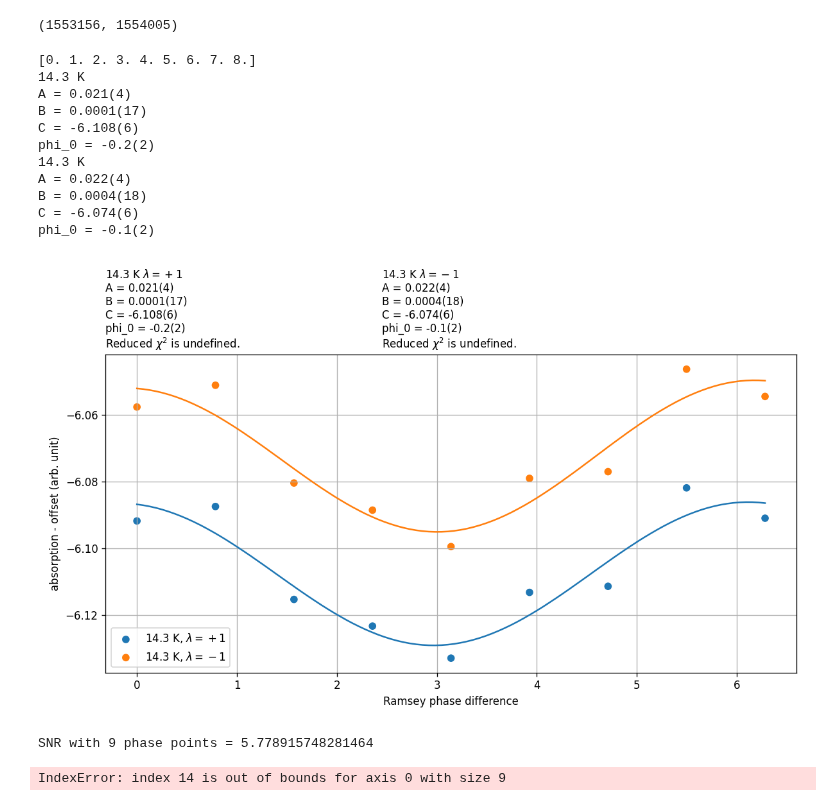
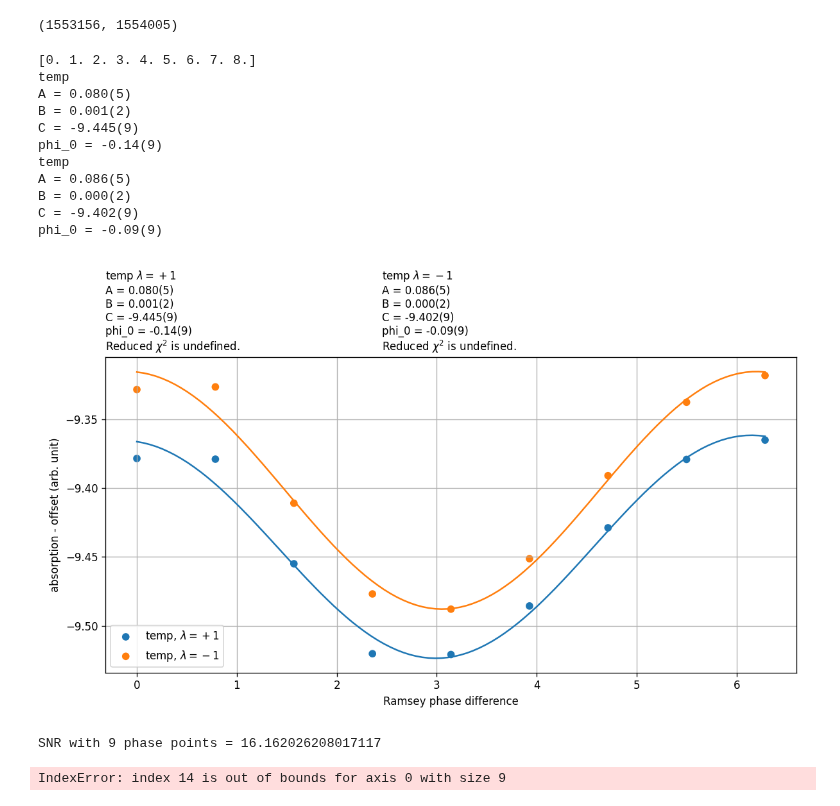
Before and after one commit to vuthalab/onix, a Jupyter notebook: analysis/lf_spectroscopy_quick_state_prep.ipynb, the cells around one changed output. Saved outputs shown, nothing was run; the diff lists cells and outputs as text; code cells hidden in the pictures.

```diff
--- a/analysis/lf_spectroscopy_quick_state_prep.ipynb
+++ b/analysis/lf_spectroscopy_quick_state_prep.ipynb
@@ -179,7 +179,8 @@ data = {
     # "12.5 K": (1609997, 1610005),
     # "12.8 K": (1613192, 1613200),
     # "13.4 K": (1619114, 1619122),
-    "14.3 K": (1625324, 1625332),
+    # "14.3 K": (1625324, 1625332),
+    "temp": (1626801, 1626809),
 }
 
 index = []
@@ -212,45 +213,45 @@ for ll, (label, data_range) in enumerate(data.items()):
             if kk == 0:
                 lambda_label = ", $\\lambda = +1$"
             else:
                 lambda_label = ", $\\lambda = -1$"
             ax.scatter(xs_avg, ys_avg, label=label + lambda_label, marker='o', linestyle='')
             fitter = get_phase_fitter(xs_avg, ys_avg, None)
             xs_fit = np.linspace(np.min(xs_avg), np.max(xs_avg), 100)
             ys_fit = fitter.fitted_value(xs_fit)
             ax.plot(xs_fit, ys_fit)
             if kk == 0:
                 label_str = label + " $\\lambda = +1$ \n" + fitter.all_results_str()
                 ax.text(0,1.02, label_str, transform = ax.transAxes)
             else:
                 label_str = label + " $\\lambda = -1$ \n" + fitter.all_results_str()
                 ax.text(0.4,1.02, label_str, transform = ax.transAxes)
             print(label)
             print(fitter.result_str("A"))
             print(fitter.result_str("B"))
             print(fitter.result_str("C"))
             print(fitter.result_str("phi_0"))
 
 ax.set_xlabel("Ramsey phase difference")
 ax.set_ylabel("absorption - offset (arb. unit)")
 ax.legend()
 ax.grid()
 plt.tight_layout()
 plt.show()
 print(f"SNR with 9 phase points = {fitter.results["A"]/fitter.errors["A"]}")
 # %% [output]
 [0. 1. 2. 3. 4. 5. 6. 7. 8.]
-14.3 K
-A = 0.021(4)
-B = 0.0001(17)
-C = -6.108(6)
-phi_0 = -0.2(2)
-14.3 K
-A = 0.022(4)
-B = 0.0004(18)
-C = -6.074(6)
-phi_0 = -0.1(2)
+temp
+A = 0.080(5)
+B = 0.001(2)
+C = -9.445(9)
+phi_0 = -0.14(9)
+temp
+A = 0.086(5)
+B = 0.000(2)
+C = -9.402(9)
+phi_0 = -0.09(9)
-[figure, old version]
+[figure, new version]
-SNR with 9 phase points = 5.778915748281464
+SNR with 9 phase points = 16.162026208017117
 # %%
 fig, ax = plt.subplots(figsize = (10, 6), dpi = 120)
 ax.scatter(
```
Also changed, not shown: 3 other files.
